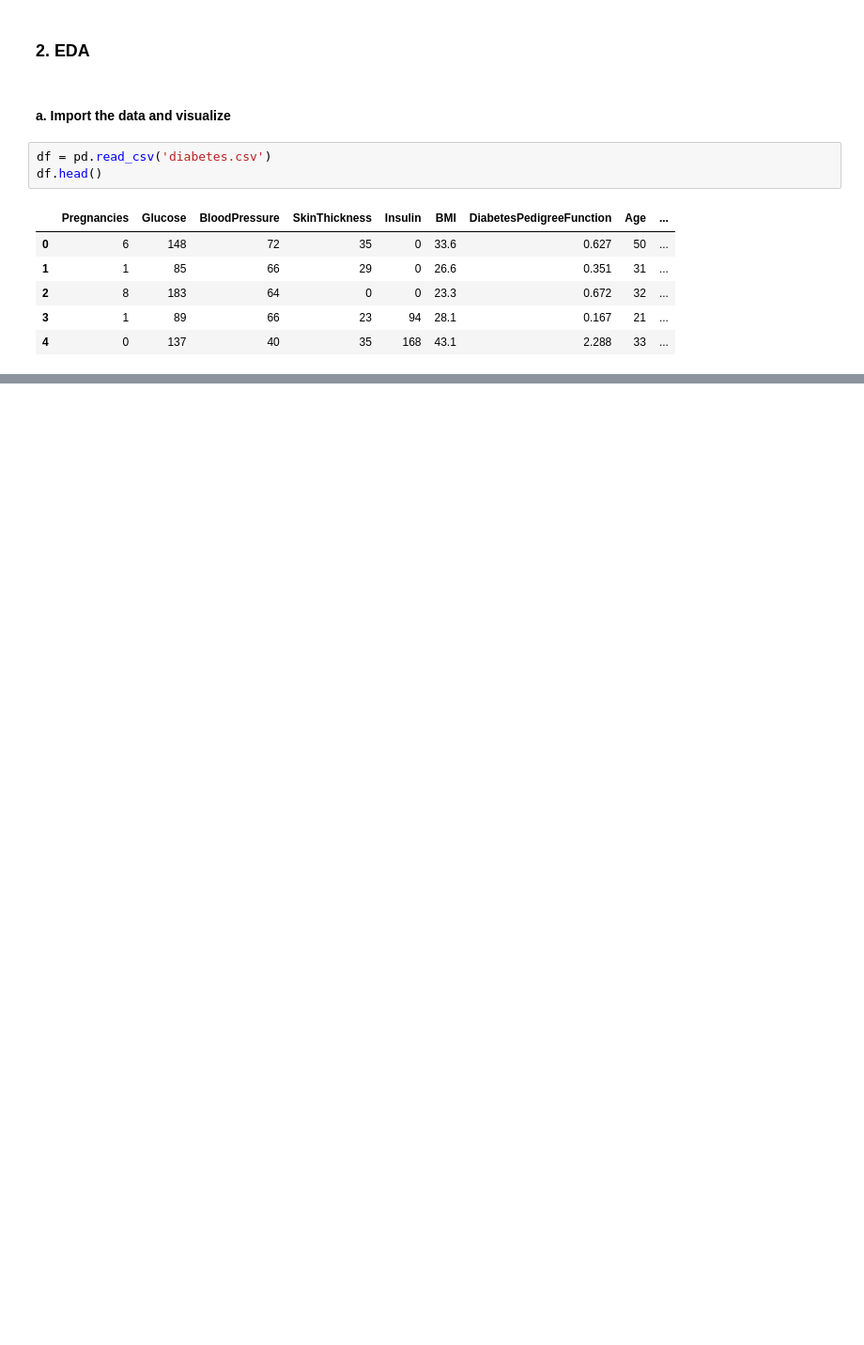
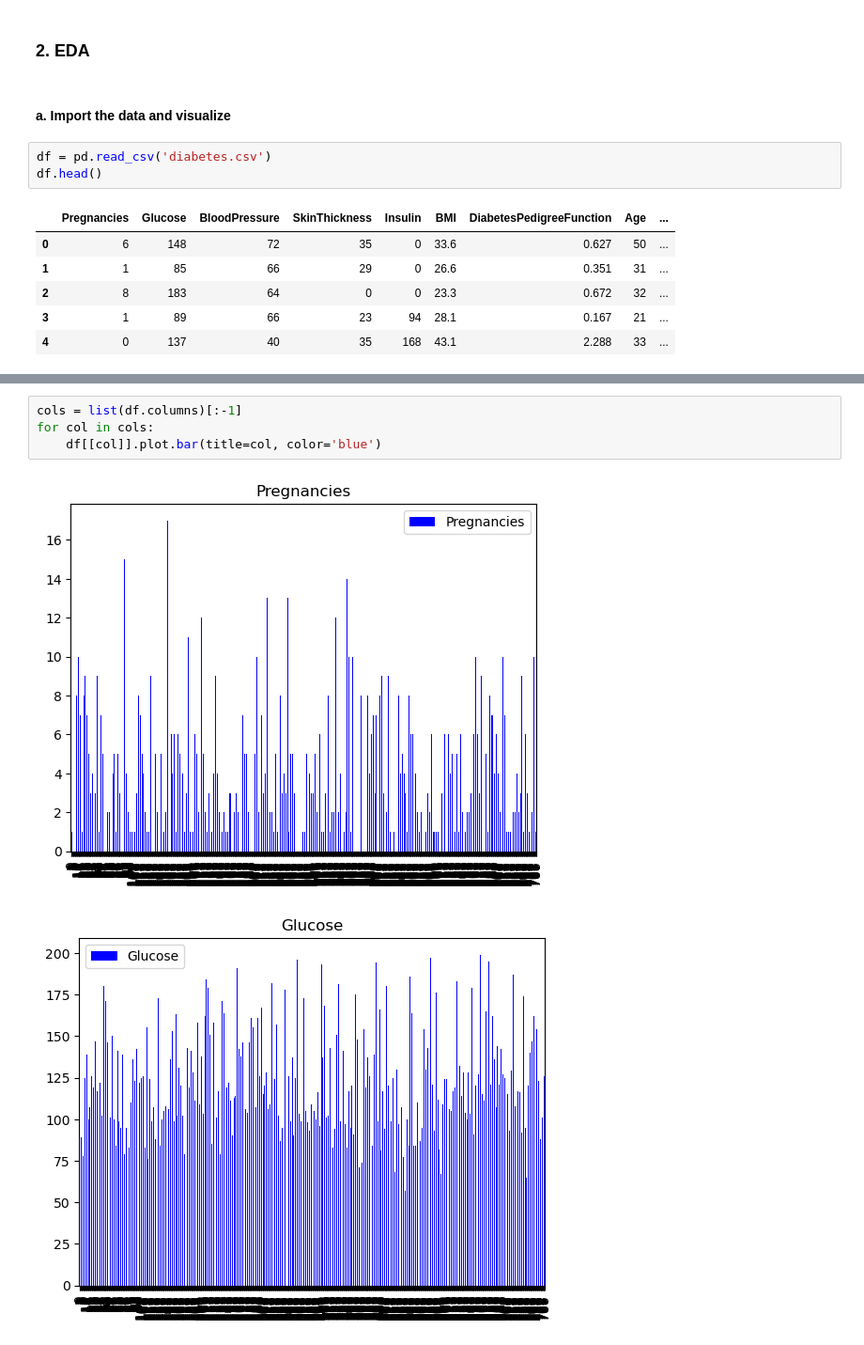
Before and after one commit to wooziemcic/PIMA-Diabetes-Prediction, a Jupyter notebook: Diabetes Detection.ipynb, the cells around one changed output, grey strips where cells are left out. Shown at 94% size. Cells and saved outputs as stored; diff of their text form; blank space fills up the shorter version.

```diff
--- a/Diabetes Detection.ipynb
+++ b/Diabetes Detection.ipynb
@@ -19,0 +39,7 @@ df.head()
+# %%
+cols = list(df.columns)[:-1]
+for col in cols:
+    df[[col]].plot.bar(title=col, color='blue')
+# %% [output]
+[figure, added]
+[figure, added]
```
Also changed, not shown: parts of 15 cells of this notebook.
